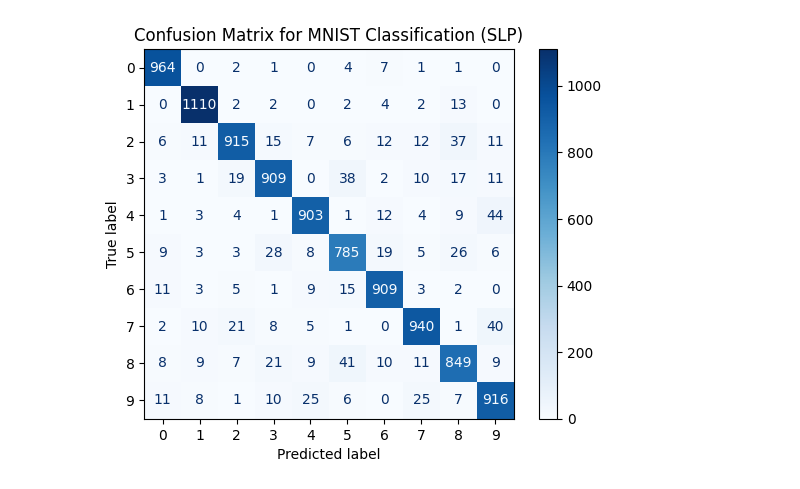
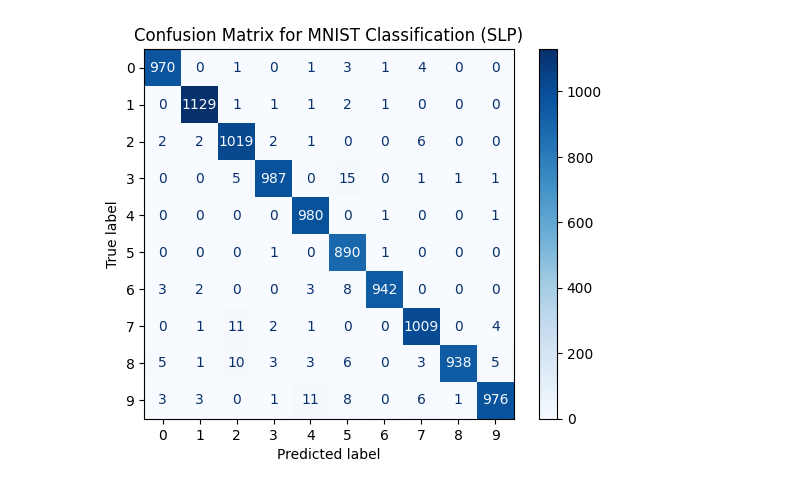
Before and after one commit to flappybird1084/cosmos, a Jupyter notebook: image_classification/classifier.ipynb, the cells around one changed output. Drawn from its saved outputs; the diff is of its cells as text; code cells hidden in the pictures.

Commit message:
added some more layers to classifier

```diff
--- a/image_classification/classifier.ipynb
+++ b/image_classification/classifier.ipynb
@@ -40,10 +40,27 @@ test_loader = DataLoader(test_dataset, batch_size=batch_size, shuffle=False)
 class SLP(nn.Module):
     def __init__(self):
         super(SLP, self).__init__()
-        self.fc = nn.Linear(28 * 28, 10)
+        self.conv1 = nn.Conv2d(in_channels=1, out_channels=16, kernel_size=3, stride=1, padding=1)
+        self.pool = nn.MaxPool2d(kernel_size=2, stride=2)
+        self.conv2 = nn.Conv2d(16, 32, kernel_size=3, stride=1, padding=1)
+        # self.fc = nn.Linear(28 * 28, 10)
+        # Dummy forward to compute flattened size
+        with torch.no_grad():
+            dummy_input = torch.zeros(1, 1, 28, 28)
+            x = self.pool(self.conv1(dummy_input))
+            x = self.pool(self.conv2(x))
+            flattened_size = x.view(1, -1).size(1)
+
+        self.fc = nn.Linear(flattened_size, 10)
 
     def forward(self, x):
-        x = x.view(-1, 28*28)
+        x = self.conv1(x)
+        x = self.pool(x)
+        x = self.conv2(x)
+        x = self.pool(x)
+        # Flatten the output for the fully connected layer
+        # x = x.view(-1, 28*28)
+        x = x.view(x.size(0), -1)
         return self.fc(x)
 
 model = SLP().to(device)
@@ -116,4 +133,4 @@ Test Error Rate: 8.00%
-[figure, old version]
+[figure, new version]
 # %%
 import torch
 from torchvision import datasets, transforms
```
Also changed, not shown: parts of 2 cells of this notebook, 1 other file.
